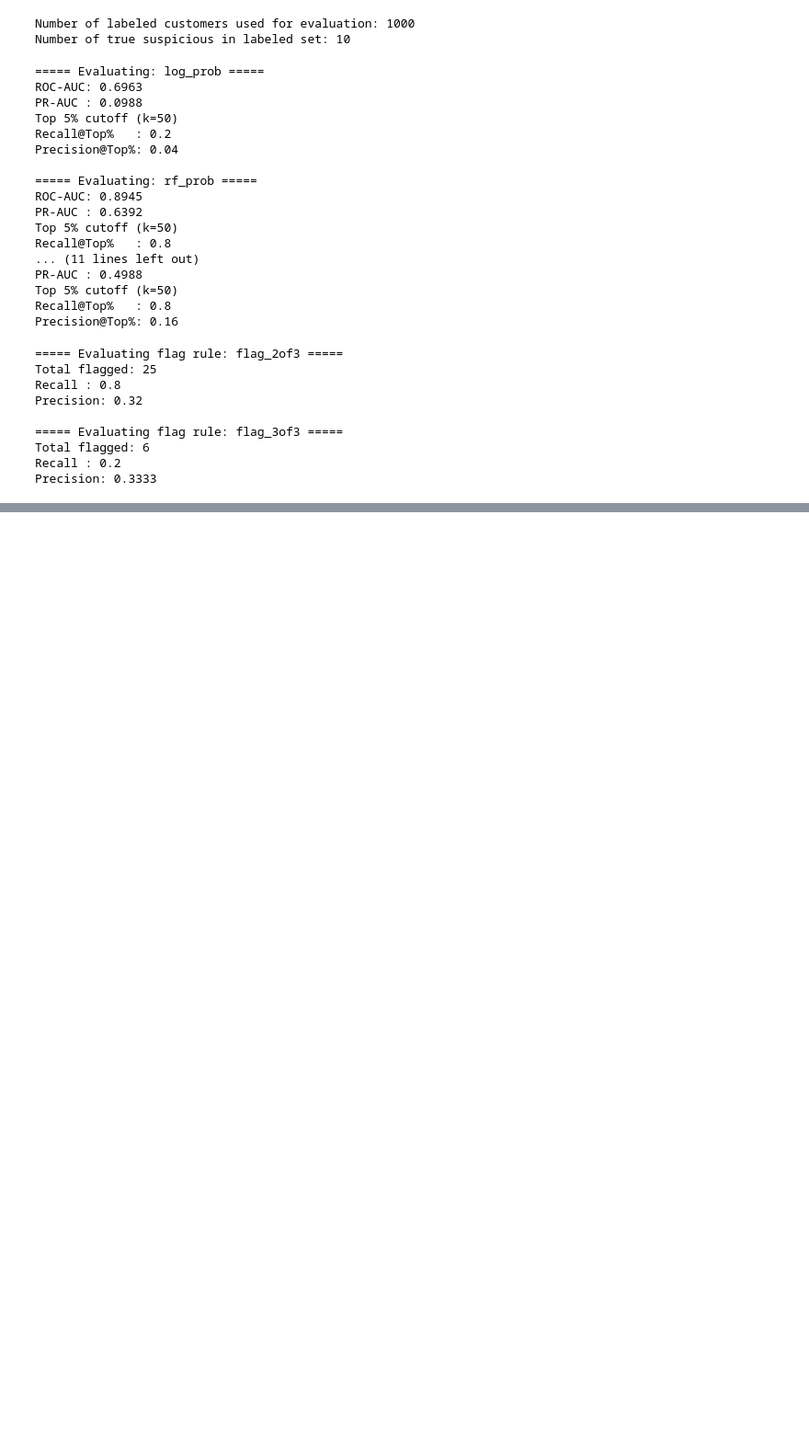
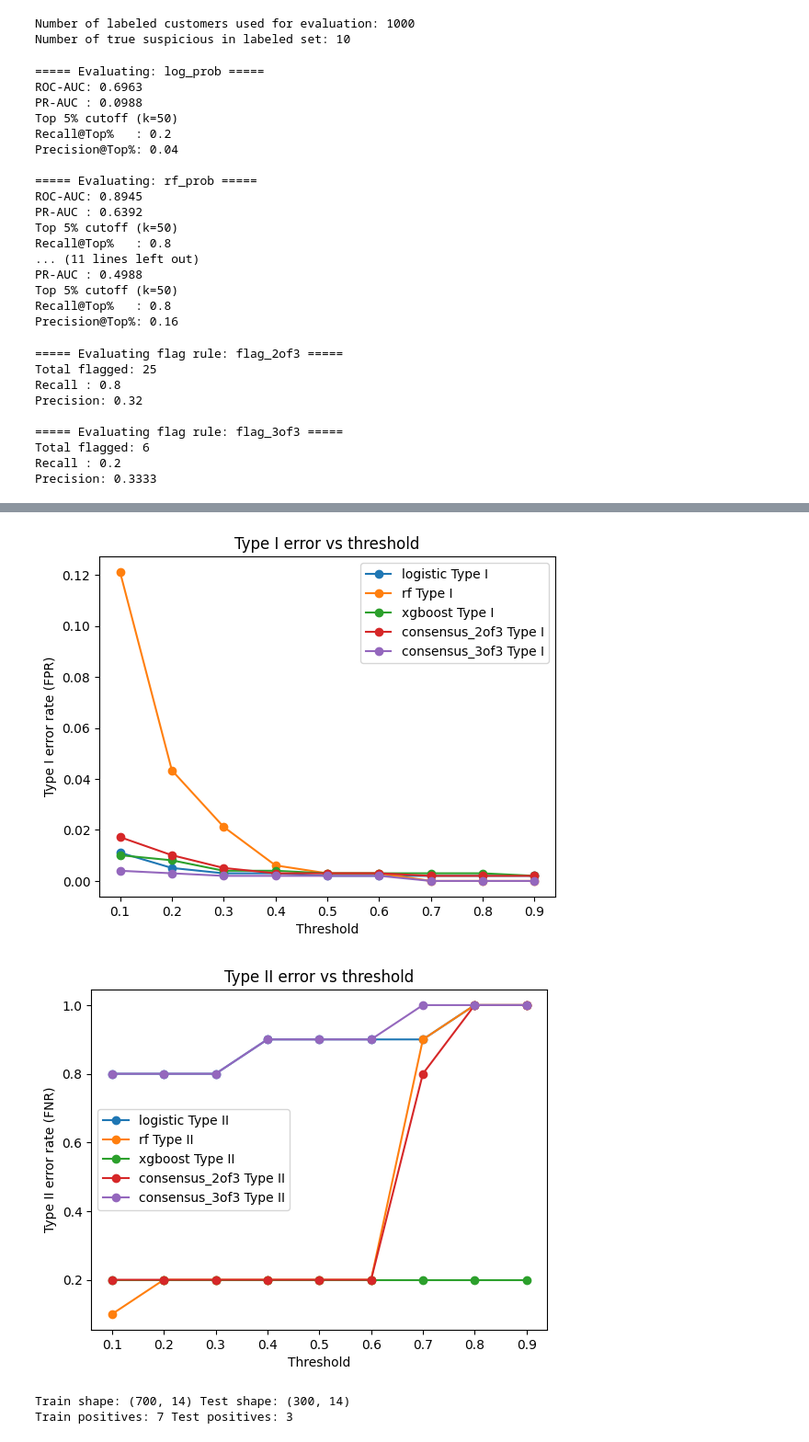
Before and after one commit to UxC999/AMLdatachallenge, a Jupyter notebook: comprehensive_model_analysis.ipynb, the cells around one changed output, grey strips where cells are left out. Shown at 92% size. Drawn from its saved outputs; the diff is of its cells as text; code cells hidden in the pictures; blank space fills up the shorter version.

```diff
--- a/comprehensive_model_analysis.ipynb
+++ b/comprehensive_model_analysis.ipynb
@@ -1005,0 +1120,72 @@ Precision: 0.3333
+# %%
+plt.figure()
+for m in plot_models:
+    dfm = results_df[results_df["model"] == m].sort_values("threshold")
+    plt.plot(dfm["threshold"], dfm["type1_error_rate"], marker="o", label=f"{m} Type I")
+
+plt.xlabel("Threshold")
+plt.ylabel("Type I error rate (FPR)")
+plt.title("Type I error vs threshold")
+plt.legend()
+plt.show()
+
+plt.figure()
+for m in plot_models:
+    dfm = results_df[results_df["model"] == m].sort_values("threshold")
+    plt.plot(dfm["threshold"], dfm["type2_error_rate"], marker="o", label=f"{m} Type II")
+
+plt.xlabel("Threshold")
+plt.ylabel("Type II error rate (FNR)")
+plt.title("Type II error vs threshold")
+plt.legend()
+plt.show()
+# %% [output]
+[figure, added]
+[figure, added]
+# %%
+# Setup labeled matrix + train/test split
+
+import numpy as np
+import pandas as pd
+import matplotlib.pyplot as plt
+
+from sklearn.model_selection import train_test_split, StratifiedKFold, RandomizedSearchCV
+from sklearn.preprocessing import StandardScaler
+from sklearn.metrics import (
+    roc_auc_score,
+    average_precision_score,
+    confusion_matrix,
+    precision_recall_curve,
+    make_scorer
+)
+from sklearn.linear_model import LogisticRegression
+from sklearn.calibration import CalibratedClassifierCV
+from xgboost import XGBClassifier
+
+# GLOBAL THRESHOLD
+THRESHOLD = 0.6
+
+# Labeled dataset setup
+# Assumes labeled_people_df exists and has a label column.
+labeled_people_df = labeled_people_df.dropna(subset=["label"]).copy()
+
+# Features and labels
+y = labeled_people_df["label"].astype(int)
+X = labeled_people_df.drop(columns=["label"]).copy()
+
+# Safety: replace missing numeric values
+X = X.fillna(0)
+
+# Stratified split keeps class balance similar in train/test
+X_train, X_test, y_train, y_test = train_test_split(
+    X, y,
+    test_size=0.3,
+    random_state=21,
+    stratify=y
+)
+
+print("Train shape:", X_train.shape, "Test shape:", X_test.shape)
+print("Train positives:", int((y_train==1).sum()), "Test positives:", int((y_test==1).sum()))
+# %% [output]
+Train shape: (700, 14) Test shape: (300, 14)
+Train positives: 7 Test positives: 3
```
Also changed, not shown: parts of 7 cells of this notebook.
